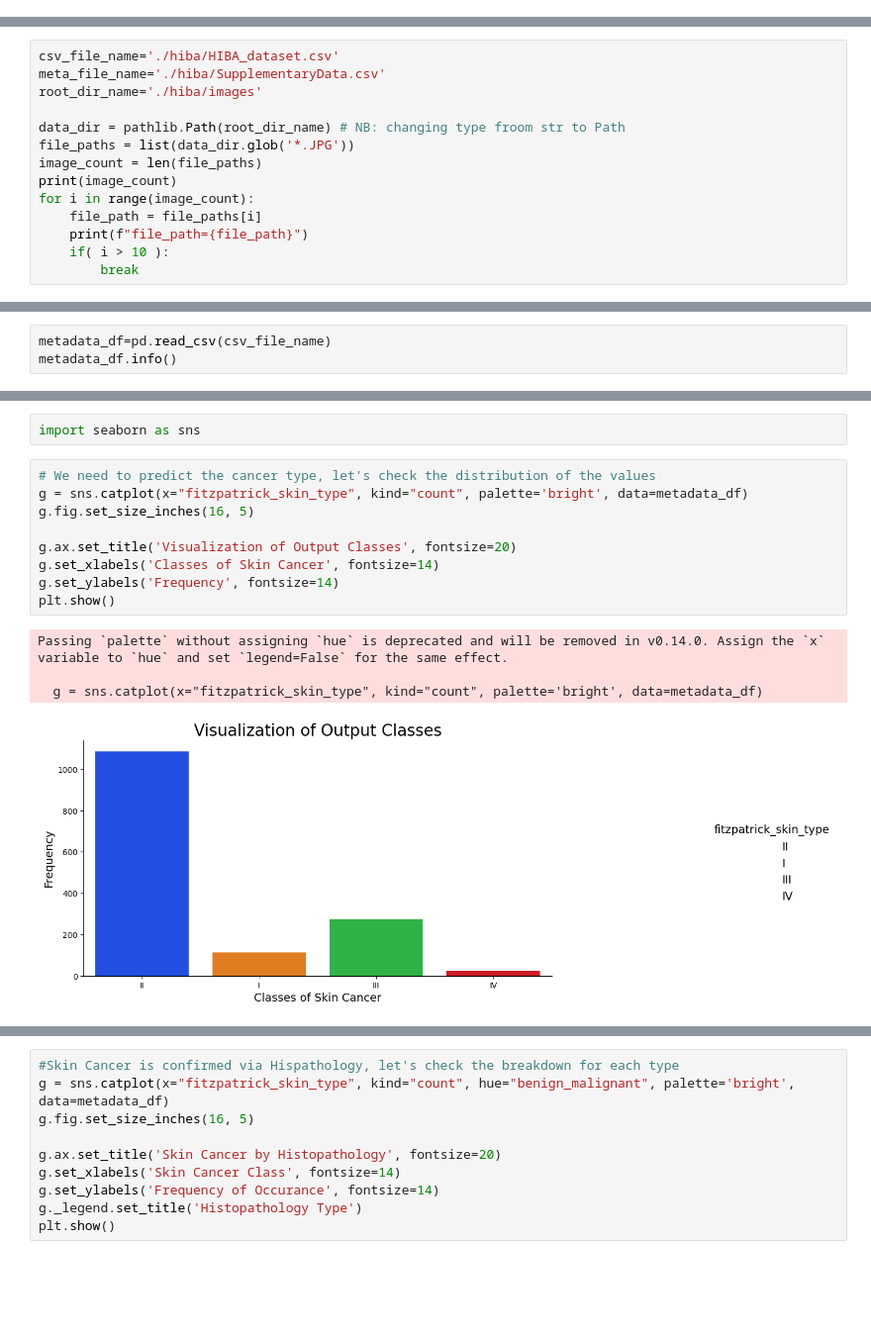
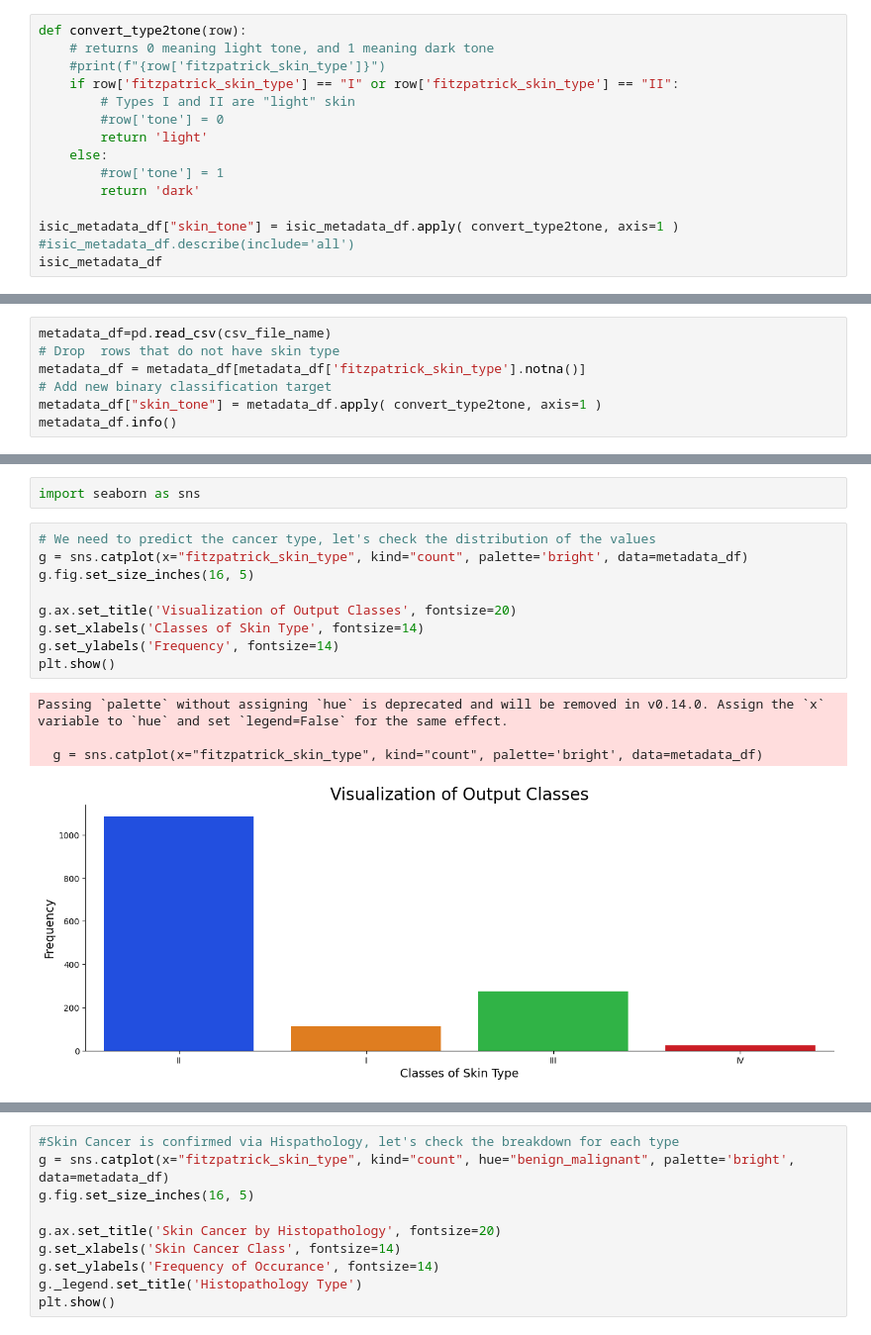
Before and after one commit to jpope8/skin-image-analysis, a Jupyter notebook: notebooks/jgi_hiba_2022_torch.ipynb, the cells around one changed output, grey strips where cells are left out. Shown at 99% size. Cells and saved outputs as stored; diff of their text form; blank space fills up the shorter version.

```diff
--- a/notebooks/jgi_hiba_2022_torch.ipynb
+++ b/notebooks/jgi_hiba_2022_torch.ipynb
@@ -174,0 +180,15 @@ print(example_metadata)
+# %%
+def convert_type2tone(row):
+    # returns 0 meaning light tone, and 1 meaning dark tone
+    #print(f"{row['fitzpatrick_skin_type']}")
+    if row['fitzpatrick_skin_type'] == "I" or row['fitzpatrick_skin_type'] == "II":
+        # Types I and II are "light" skin
+        #row['tone'] = 0
+        return 'light'
+    else:
+        #row['tone'] = 1
+        return 'dark'
+
+isic_metadata_df["skin_tone"] = isic_metadata_df.apply( convert_type2tone, axis=1 )
+#isic_metadata_df.describe(include='all')
+isic_metadata_df
@@ -180,17 +282,3 @@ Based on https://pytorch.org/tutorials/beginner/data_loading_tutorial.html
 # %%
 import pathlib
 import numpy as np
-# %%
-csv_file_name='./hiba/HIBA_dataset.csv'
-meta_file_name='./hiba/SupplementaryData.csv'
-root_dir_name='./hiba/images'
-
-data_dir = pathlib.Path(root_dir_name) # NB: changing type froom str to Path
-file_paths = list(data_dir.glob('*.JPG'))
-image_count = len(file_paths)
-print(image_count)
-for i in range(image_count):
-    file_path = file_paths[i]
-    print(f"file_path={file_path}")
-    if( i > 10 ):
-        break
@@ -947,5 +1214,9 @@ Accuracy for class: VI    is 0.0 %
 # %%
 metadata_df=pd.read_csv(csv_file_name)
+# Drop  rows that do not have skin type
+metadata_df = metadata_df[metadata_df['fitzpatrick_skin_type'].notna()]
+# Add new binary classification target
+metadata_df["skin_tone"] = metadata_df.apply( convert_type2tone, axis=1 )
 metadata_df.info()
 # %% [output]
 <class 'pandas.core.frame.DataFrame'>
@@ -1019,14 +1287,14 @@ import seaborn as sns
 # %%
 # We need to predict the cancer type, let's check the distribution of the values
 g = sns.catplot(x="fitzpatrick_skin_type", kind="count", palette='bright', data=metadata_df)
 g.fig.set_size_inches(16, 5)
 
 g.ax.set_title('Visualization of Output Classes', fontsize=20)
-g.set_xlabels('Classes of Skin Cancer', fontsize=14)
+g.set_xlabels('Classes of Skin Type', fontsize=14)
 g.set_ylabels('Frequency', fontsize=14)
 plt.show()
 # %% [output]
 Passing `palette` without assigning `hue` is deprecated and will be removed in v0.14.0. Assign the `x` variable to `hue` and set `legend=False` for the same effect.
 
   g = sns.catplot(x="fitzpatrick_skin_type", kind="count", palette='bright', data=metadata_df)
-[figure, old version]
+[figure, new version]
```
Also changed, not shown: parts of 102 cells of this notebook, 1 other file.
